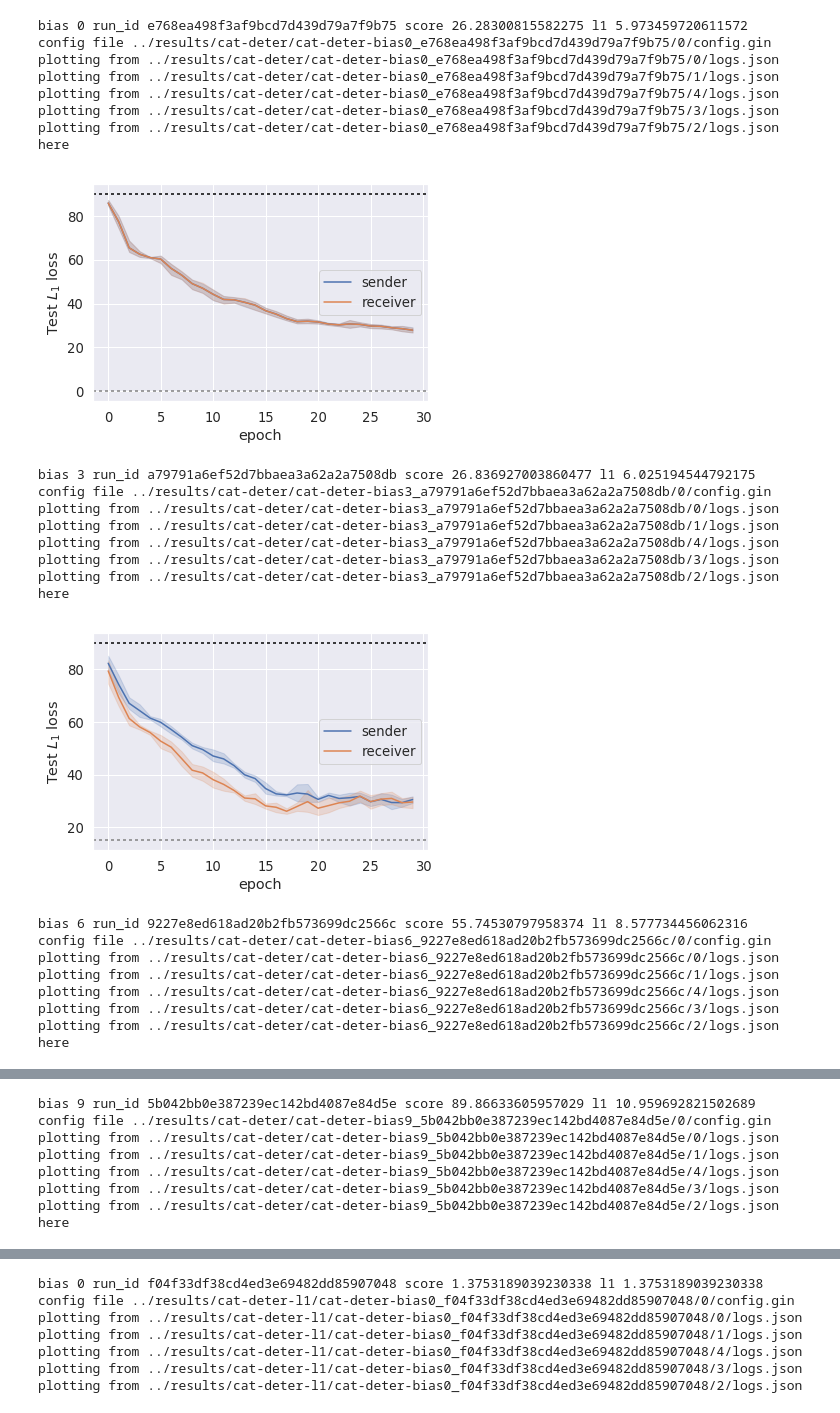
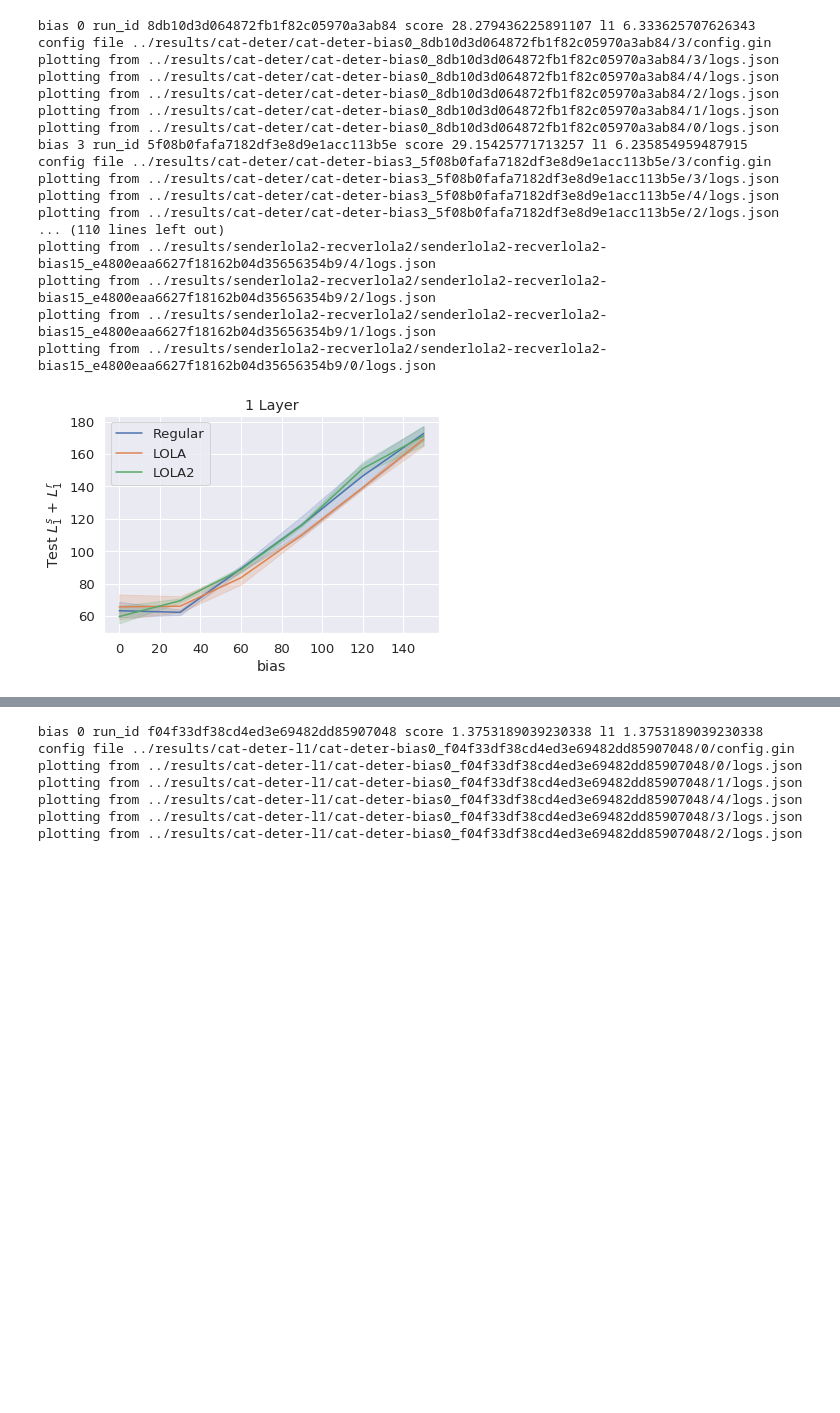
Before and after one commit to mnoukhov/emergent-compete, a Jupyter notebook: notebooks/Best Runs per Bias Plot.ipynb, the cells around one changed output, grey strips where cells are left out. Drawn from its saved outputs; the diff is of its cells as text; code cells hidden in the pictures; blank space fills up the shorter version.

```diff
--- a/notebooks/Best Runs per Bias Plot.ipynb
+++ b/notebooks/Best Runs per Bias Plot.ipynb
@@ -115,51 +115,47 @@ def plot_hyperparam_results(results_dir, label=None, savepath=None, show=True):
 # %%
 
 # basic_path = Path('../results/cat-deter-grounded')
 # results = pd.read_csv(basic_path / 'results.csv')
 # sns.lineplot(data=results, x='bias', y='l1', label='gauss-deter-grounded')
 
 # lola_path = Path('../results/iclr/cat-deter')
 # results = pd.read_csv(lola_path / 'results.csv')
 # results['bias'] = results['bias'] * 10
 # results['l1'] = results['l1'] * 10
 # sns.lineplot(data=results, x='bias', y='l1', label='3 layer')
 
 # results['optimal'] = results['bias'] + 36 / (4 * 256)
 # sns.lineplot(data=results, x='bias', y='optimal', label='Optimal')
 
 # logpath = '../results/marg-deter'
 resultspath = Path('../results/cat-deter')
+lolapath = Path('../results/senderlola1-recverlola1')
+lola2path = Path('../results/senderlola2-recverlola2')
+
 
 with sns.plotting_context('paper'):
     sns.set(font_scale=1.2)
 
-#     plt.title(f'LOLA-{i}')
-#     plot(logpath)
-    plot_hyperparam_results(resultspath, '1 layer', resultspath / 'plots', show=True)
+    plt.title(f'1 Layer')
+    plot_hyperparam_results(resultspath, 'Regular', resultspath / 'plots', show=False)
+    plot_hyperparam_results(lolapath, 'LOLA', resultspath / 'plots', show=False)
+    plot_hyperparam_results(lola2path, 'LOLA2', resultspath / 'plots', show=False)
 # %% [output]
-bias 0 run_id e768ea498f3af9bcd7d439d79a7f9b75 score 26.28300815582275 l1 5.973459720611572
-config file ../results/cat-deter/cat-deter-bias0_e768ea498f3af9bcd7d439d79a7f9b75/0/config.gin
-plotting from ../results/cat-deter/cat-deter-bias0_e768ea498f3af9bcd7d439d79a7f9b75/0/logs.json
-plotting from ../results/cat-deter/cat-deter-bias0_e768ea498f3af9bcd7d439d79a7f9b75/1/logs.json
-plotting from ../results/cat-deter/cat-deter-bias0_e768ea498f3af9bcd7d439d79a7f9b75/4/logs.json
-plotting from ../results/cat-deter/cat-deter-bias0_e768ea498f3af9bcd7d439d79a7f9b75/3/logs.json
-plotting from ../results/cat-deter/cat-deter-bias0_e768ea498f3af9bcd7d439d79a7f9b75/2/logs.json
-here
+bias 0 run_id 8db10d3d064872fb1f82c05970a3ab84 score 28.279436225891107 l1 6.333625707626343
+config file ../results/cat-deter/cat-deter-bias0_8db10d3d064872fb1f82c05970a3ab84/3/config.gin
+plotting from ../results/cat-deter/cat-deter-bias0_8db10d3d064872fb1f82c05970a3ab84/3/logs.json
+plotting from ../results/cat-deter/cat-deter-bias0_8db10d3d064872fb1f82c05970a3ab84/4/logs.json
+plotting from ../results/cat-deter/cat-deter-bias0_8db10d3d064872fb1f82c05970a3ab84/2/logs.json
+plotting from ../results/cat-deter/cat-deter-bias0_8db10d3d064872fb1f82c05970a3ab84/1/logs.json
+plotting from ../results/cat-deter/cat-deter-bias0_8db10d3d064872fb1f82c05970a3ab84/0/logs.json
+bias 3 run_id 5f08b0fafa7182df3e8d9e1acc113b5e score 29.15425771713257 l1 6.235854959487915
+config file ../results/cat-deter/cat-deter-bias3_5f08b0fafa7182df3e8d9e1acc113b5e/3/config.gin
+plotting from ../results/cat-deter/cat-deter-bias3_5f08b0fafa7182df3e8d9e1acc113b5e/3/logs.json
+plotting from ../results/cat-deter/cat-deter-bias3_5f08b0fafa7182df3e8d9e1acc113b5e/4/logs.json
+plotting from ../results/cat-deter/cat-deter-bias3_5f08b0fafa7182df3e8d9e1acc113b5e/2/logs.json
+... (110 lines left out)
+plotting from ../results/senderlola2-recverlola2/senderlola2-recverlola2-bias15_e4800eaa6627f18162b04d35656354b9/4/logs.json
+plotting from ../results/senderlola2-recverlola2/senderlola2-recverlola2-bias15_e4800eaa6627f18162b04d35656354b9/2/logs.json
+plotting from ../results/senderlola2-recverlola2/senderlola2-recverlola2-bias15_e4800eaa6627f18162b04d35656354b9/1/logs.json
+plotting from ../results/senderlola2-recverlola2/senderlola2-recverlola2-bias15_e4800eaa6627f18162b04d35656354b9/0/logs.json
-[figure, old version]
+[figure, new version]
-bias 3 run_id a79791a6ef52d7bbaea3a62a2a7508db score 26.836927003860477 l1 6.025194544792175
-config file ../results/cat-deter/cat-deter-bias3_a79791a6ef52d7bbaea3a62a2a7508db/0/config.gin
-plotting from ../results/cat-deter/cat-deter-bias3_a79791a6ef52d7bbaea3a62a2a7508db/0/logs.json
-plotting from ../results/cat-deter/cat-deter-bias3_a79791a6ef52d7bbaea3a62a2a7508db/1/logs.json
-plotting from ../results/cat-deter/cat-deter-bias3_a79791a6ef52d7bbaea3a62a2a7508db/4/logs.json
-plotting from ../results/cat-deter/cat-deter-bias3_a79791a6ef52d7bbaea3a62a2a7508db/3/logs.json
-plotting from ../results/cat-deter/cat-deter-bias3_a79791a6ef52d7bbaea3a62a2a7508db/2/logs.json
-here
-[figure, removed]
-bias 6 run_id 9227e8ed618ad20b2fb573699dc2566c score 55.74530797958374 l1 8.577734456062316
-config file ../results/cat-deter/cat-deter-bias6_9227e8ed618ad20b2fb573699dc2566c/0/config.gin
-plotting from ../results/cat-deter/cat-deter-bias6_9227e8ed618ad20b2fb573699dc2566c/0/logs.json
-plotting from ../results/cat-deter/cat-deter-bias6_9227e8ed618ad20b2fb573699dc2566c/1/logs.json
-plotting from ../results/cat-deter/cat-deter-bias6_9227e8ed618ad20b2fb573699dc2566c/4/logs.json
-plotting from ../results/cat-deter/cat-deter-bias6_9227e8ed618ad20b2fb573699dc2566c/3/logs.json
-plotting from ../results/cat-deter/cat-deter-bias6_9227e8ed618ad20b2fb573699dc2566c/2/logs.json
-here
@@ -167,8 +161,0 @@ here
-bias 9 run_id 5b042bb0e387239ec142bd4087e84d5e score 89.86633605957029 l1 10.959692821502689
-config file ../results/cat-deter/cat-deter-bias9_5b042bb0e387239ec142bd4087e84d5e/0/config.gin
-plotting from ../results/cat-deter/cat-deter-bias9_5b042bb0e387239ec142bd4087e84d5e/0/logs.json
-plotting from ../results/cat-deter/cat-deter-bias9_5b042bb0e387239ec142bd4087e84d5e/1/logs.json
-plotting from ../results/cat-deter/cat-deter-bias9_5b042bb0e387239ec142bd4087e84d5e/4/logs.json
-plotting from ../results/cat-deter/cat-deter-bias9_5b042bb0e387239ec142bd4087e84d5e/3/logs.json
-plotting from ../results/cat-deter/cat-deter-bias9_5b042bb0e387239ec142bd4087e84d5e/2/logs.json
-here
```
Also changed, not shown: parts of 2 cells of this notebook, 2 other files.
